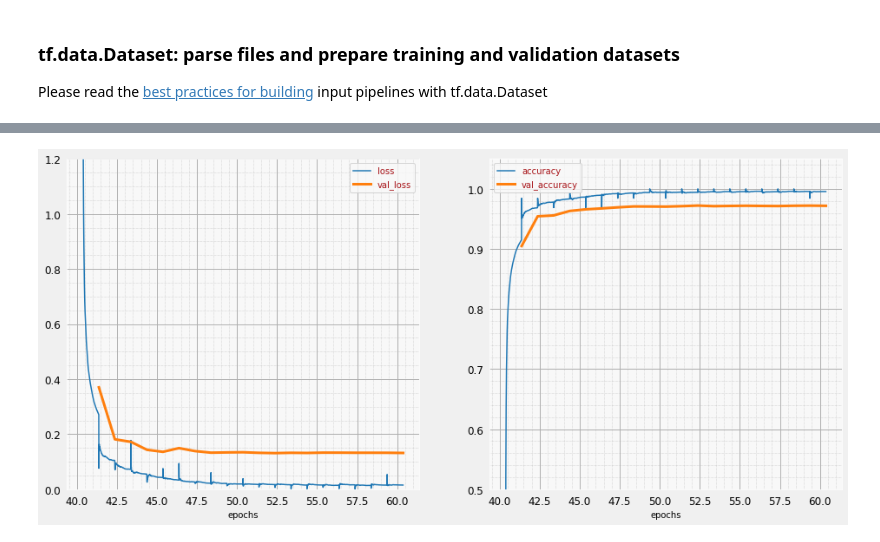
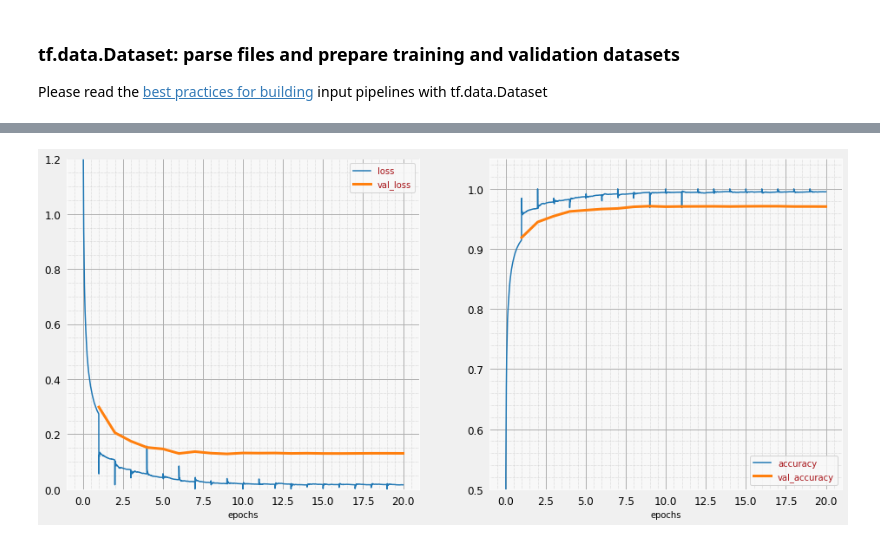
Before and after one commit to ChristianQian/Kuzushiji, a Jupyter notebook: keras_05_mnist_batch_norm.ipynb, the cells around one changed output, grey strips where cells are left out. Saved outputs shown, nothing was run; the diff lists cells and outputs as text; code cells hidden in the pictures.

```diff
--- a/keras_05_mnist_batch_norm.ipynb
+++ b/keras_05_mnist_batch_norm.ipynb
@@ -191,0 +298,6 @@ LOAD & STANDARDIZE IMAGES
+# %%
+steps_per_epoch = 60000//BATCH_SIZE  # 60,000 items in this dataset
+print("Steps per epoch: ", steps_per_epoch)
+
+history = model.fit(training_dataset, steps_per_epoch=steps_per_epoch, epochs=EPOCHS,
+                    validation_data=validation_dataset, validation_steps=1, callbacks=[plot_training, lr_decay_callback])
@@ -309,29 +607,26 @@ plt.show()
 # %%
-def getmodel(ker, fil, ep, data_augmetation, padding='same'):
-  if data_augmentation:
-    augmentation = tf.keras.Sequential([
-      tf.keras.layers.Reshape(input_shape=(28 * 28,), target_shape=(28, 28, 1)),
-      tf.keras.layers.experimental.preprocessing.RandomRotation((-0.05, 0.05)),
-      tf.keras.layers.experimental.preprocessing.RandomZoom(0.01),
-    ])
-  else:
-    augmentation = tf.keras.Sequential([
+def trainmodel(td, vd, kernel, filter, ep, data_augmetation, padding='same'):
+  augmentation = tf.keras.Sequential([
       tf.keras.layers.Reshape(input_shape=(28 * 28,), target_shape=(28, 28, 1))
     ])
+
+  if data_augmentation:
+    augmentation.add(tf.keras.layers.experimental.preprocessing.RandomRotation((-0.05, 0.05)))
+    augmentation.add(tf.keras.layers.experimental.preprocessing.RandomZoom(0.01))
 
   model = tf.keras.Sequential(
     [
         augmentation,
 
-        tf.keras.layers.Conv2D(kernel_size=ker[0], filters=fil[0], use_bias=False, padding= padding),
+        tf.keras.layers.Conv2D(kernel_size=kernel[0], filters=filter[0], use_bias=False, padding= padding),
         tf.keras.layers.BatchNormalization(center=True, scale=False),
         tf.keras.layers.Activation('relu'),
 
-        tf.keras.layers.Conv2D(kernel_size=ker[1], filters=fil[1], use_bias=False, padding= padding, strides=2),
+        tf.keras.layers.Conv2D(kernel_size=kernel[1], filters=filter[1], use_bias=False, padding= padding, strides=2),
         tf.keras.layers.BatchNormalization(center=True, scale=False),
         tf.keras.layers.Activation('relu'),
 
-        tf.keras.layers.Conv2D(kernel_size=ker[2], filters=fil[2], use_bias=False, padding= padding, strides=2),
+        tf.keras.layers.Conv2D(kernel_size=kernel[2], filters=filter[2], use_bias=False, padding= padding, strides=2),
         tf.keras.layers.BatchNormalization(center=True, scale=False),
         tf.keras.layers.Activation('relu'),
 
@@ -347,12 +642,16 @@ def getmodel(ker, fil, ep, data_augmetation, padding='same'):
   model.compile(optimizer=tf.keras.optimizers.Adam(lr=0.01),
                 loss='categorical_crossentropy',
                 metrics=['accuracy'])
+  #metrics=['accuracy',tf.keras.metrics.Precision(), tf.keras.metrics.Recall()])
+  starttime = time.time()
+  history = model.fit(td, steps_per_epoch=steps_per_epoch, epochs= ep,
+                    validation_data=validation_dataset, validation_steps=1,
+                    callbacks=[plot_training, lr_decay_callback])
+  #callbacks=[plot_training, lr_decay_callback])
 
-  history = model.fit(training_dataset, steps_per_epoch=steps_per_epoch, epochs= ep,
-                    validation_data=validation_dataset, validation_steps=1, callbacks=[plot_training, lr_decay_callback])
-  #metrics=['accuracy',tf.keras.metrics.Precision(), tf.keras.metrics.Recall()])
+  print("Total training time : {0:.5g} sec".format(time.time() - starttime))
   return (history, model)
 # %%
-(history, model) = getmodel([3,6,6], [12, 42, 32], 20, True)
+(history, model) = trainmodel(training_dataset, validation_dataset, [3,6,6], [12, 24, 32], 20, False)
 # %% [output]
-[figure, old version]
+[figure, new version]
```
Also changed, not shown: parts of 40 cells of this notebook.
